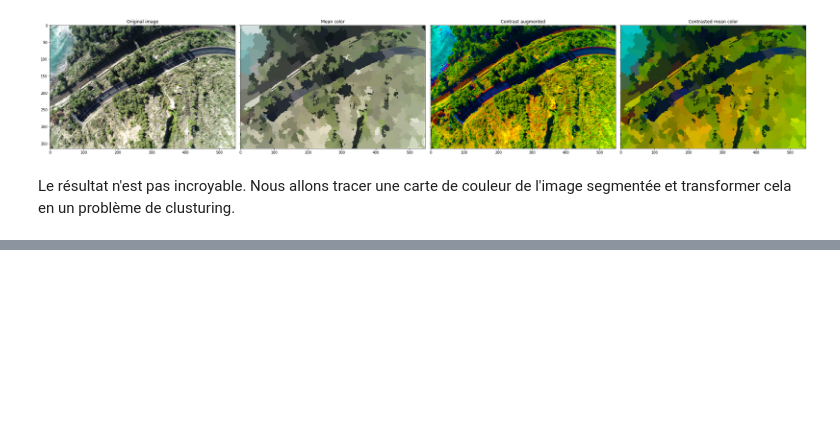
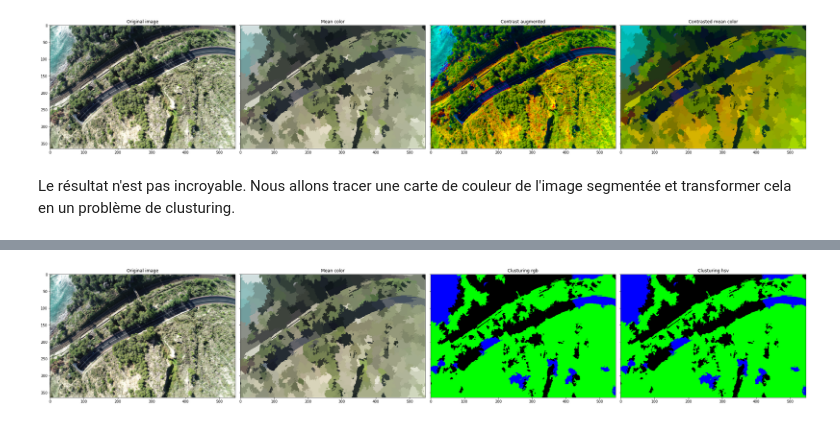
Before and after one commit to VictorNigretto/ProjetLong, a Jupyter notebook: Segmentation_non_supervisée_"facile".ipynb, the cells around one changed output, grey strips where cells are left out. Saved outputs shown, nothing was run; the diff lists cells and outputs as text; code cells hidden in the pictures; blank space fills up the shorter version.

```diff
--- a/Segmentation_non_supervisée_"facile".ipynb
+++ b/Segmentation_non_supervisée_"facile".ipynb
@@ -220,0 +279,12 @@ img unique pixel shape : (376, 3)
+# %%
+mean_img_hsv = rgb2hsv(mean_img)
+img_reshaped = mean_img.reshape((mean_img_hsv.shape[0]*mean_img_hsv.shape[1], mean_img_hsv.shape[2]))
+segments_reshaped = np.reshape(segments_quick, -1)
+unique_segments = np.unique(segments_reshaped)
+img_unique_pixels_hsv = np.zeros((unique_segments.shape[0], 3))
+print("img unique pixel shape :", np.shape(img_unique_pixels_hsv))
+
+for i in unique_segments:
+  loc=np.where(segments_reshaped==i)[0][0]
+  #print(loc)
+  img_unique_pixels_hsv[i, :] = img_reshaped[loc, :]
@@ -220,0 +293,83 @@ img unique pixel shape : (376, 3)
+# %%
+from sklearn.cluster import DBSCAN
+
+
+dbs_rgb = DBSCAN(eps=0.05, min_samples=10)
+dbs_rgb.fit(img_unique_pixels_rgb)
+#print(dbs_rgb.labels_)
+
+dbs_hsv = DBSCAN(eps=0.05, min_samples=10)
+dbs_hsv.fit(img_unique_pixels_hsv)
+#print(dbs_hsv.labels_)
+
+print("number of class for rgb :", np.unique(dbs_rgb.labels_).shape)
+print("number of unclassified for rgb :", np.shape(np.where(dbs_rgb == -1)))
+
+print("number of class for hsv :", np.unique(dbs_hsv.labels_).shape)
+print("number of unclassified for hsv :", np.shape(np.where(dbs_hsv ==-1)))
+
+img_reshaped = image.reshape((image.shape[0]*image.shape[1],image.shape[2]))
+
+print("img reshaped shape", np.shape(img_reshaped))
+
+segments_reshaped = np.reshape(segments_quick, -1)
+#print("segment reshaped shape", np.shape(segments_reshaped))
+
+unique_segments = np.unique(segments_reshaped)
+print("unique segment shape", np.shape(unique_segments))
+img_temp_rgb = np.zeros(img_reshaped.shape)
+img_temp_hsv = np.zeros(img_reshaped.shape)
+
+for i in unique_segments:
+  loc=np.where(segments_reshaped==i)[0]
+  if (dbs_rgb.labels_[i] == -1) :
+    img_temp_rgb[loc, :] = [0, 0, 255]
+  if (dbs_hsv.labels_[i] == -1) :
+    img_temp_hsv[loc, :] = [0, 0, 255]
+
+  if (dbs_rgb.labels_[i] == 0):
+    img_temp_rgb[loc, :] = [0, 0, 0]
+  if (dbs_hsv.labels_[i] == 0):
+    img_temp_hsv[loc, :] = [0, 0, 0]
+
+  if (dbs_rgb.labels_[i] == 1):
+    img_temp_rgb[loc, :] = [0, 255, 0]
+  if (dbs_hsv.labels_[i] == 1):
+    img_temp_hsv[loc, :] = [0, 255, 0]
+
+  if (dbs_rgb.labels_[i] == 2):
+    img_temp_rgb[loc, :] = [255, 255, 0]
+  if (dbs_hsv.labels_[i] == 2):
+    img_temp_hsv[loc, :] = [255, 255, 0]
+
+  elif (dbs_rgb.labels_[i] > 2):
+    img_temp_rgb[loc, :] = np.random.randn(1, 3)*255
+  elif (dbs_hsv.labels_[i] > 2):
+    img_temp_hsv[loc, :] = np.random.rand(1, 3)*255
+
+
+img_temp_rgb = np.reshape(img_temp_rgb, [image.shape[0], image.shape[1], image.shape[2]])
+img_temp_hsv = np.reshape(img_temp_hsv, [image.shape[0], image.shape[1], image.shape[2]])
+
+print("img temp rgb shape :", np.shape(img_temp_rgb))
+print("img temp hsv shape :", np.shape(img_temp_hsv))
+
+# plot img
+fig, ax = plt.subplots(1, 4, figsize=(30, 30), sharex=True, sharey=True)
+
+ax[0].imshow(image)
+ax[0].set_title('Original image')
+
+ax[1].imshow(mean_img)
+ax[1].set_title('Mean color')
+
+ax[2].imshow(img_temp_rgb)
+ax[2].set_title('Clusturing rgb')
+
+ax[3].imshow(img_temp_hsv)
+ax[3].set_title("Clusturing hsv")
+
+
+plt.tight_layout()
+plt.show()
+# %% [output]
@@ -220,0 +395 @@ img unique pixel shape : (376, 3)
+[figure, added]
```
Also changed, not shown: parts of 12 cells of this notebook.
